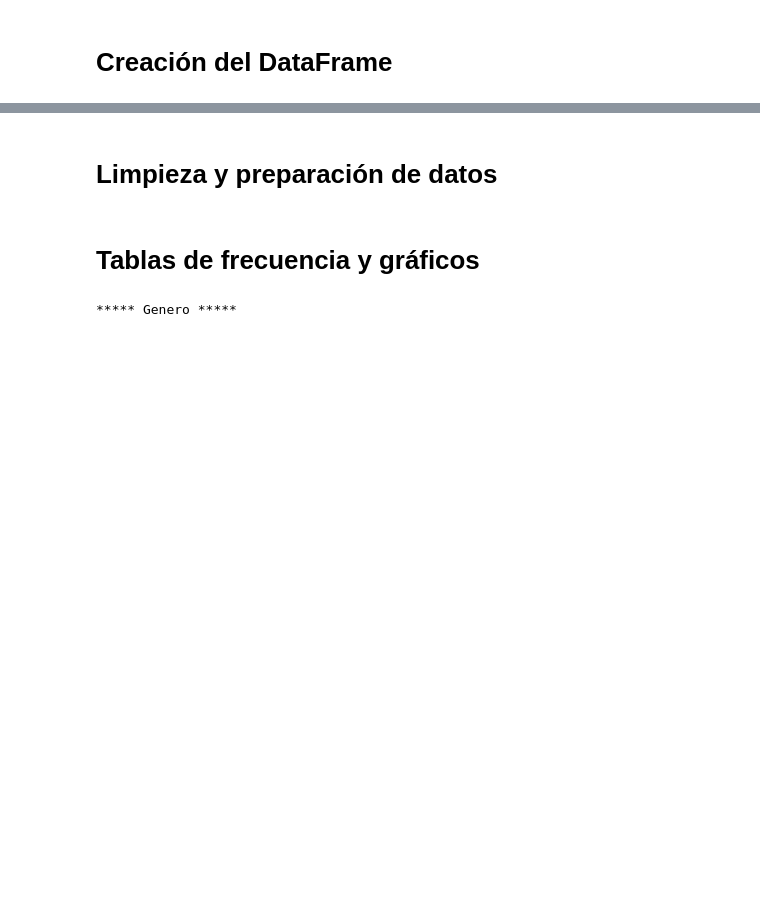
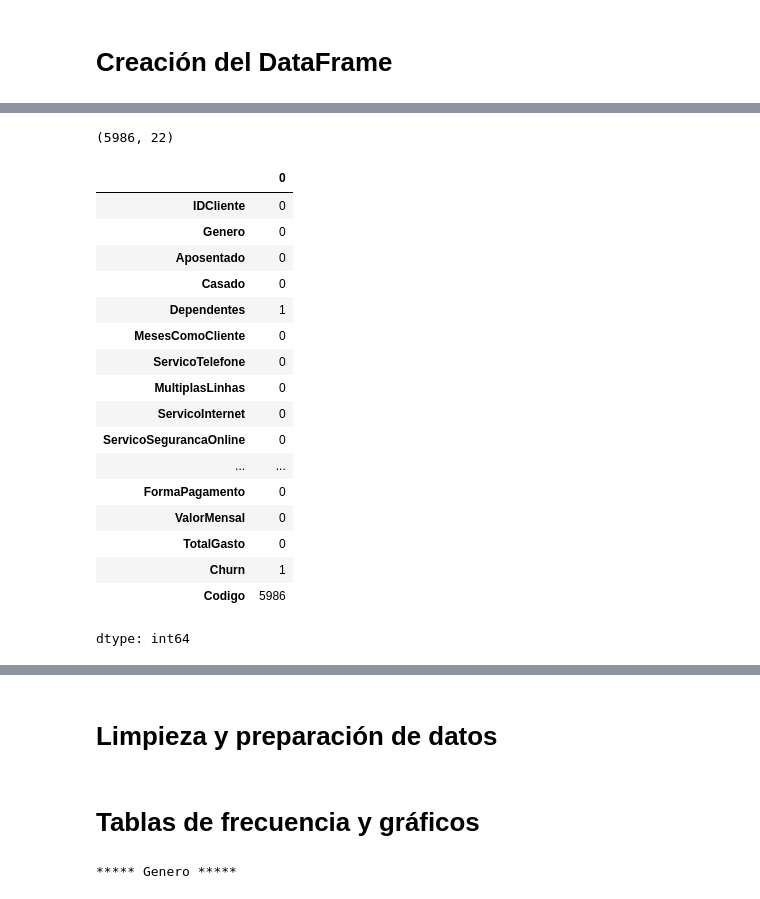
Before and after one commit to renegarcialuces/Analisis-de-Datos-Portafolio, a Jupyter notebook: ED01.ipynb, the cells around one changed output, grey strips where cells are left out. Saved outputs shown, nothing was run; the diff lists cells and outputs as text; code cells hidden in the pictures; blank space fills up the shorter version.

```diff
--- a/ED01.ipynb
+++ b/ED01.ipynb
@@ -34,0 +39,27 @@ df = pd.read_csv(filename, index_col=0) #[index_col= 0] Elimina la columna (Unna
+# %%
+# De qué tamaños es el set de datos?
+df.shape
+# %% [output]
+(5986, 22)
+# %%
+# Tiene valores nulos o ausentes?
+df.isna().sum()
+# %% [output]
+|  | 0 |
+| IDCliente | 0 |
+| Genero | 0 |
+| Aposentado | 0 |
+| Casado | 0 |
+| Dependentes | 1 |
+| MesesComoCliente | 0 |
+| ServicoTelefone | 0 |
+| MultiplasLinhas | 0 |
+| ServicoInternet | 0 |
+| ServicoSegurancaOnline | 0 |
+| ... | ... |
+| FormaPagamento | 0 |
+| ValorMensal | 0 |
+| TotalGasto | 0 |
+| Churn | 1 |
+| Codigo | 5986 |
+dtype: int64
```
Also changed, not shown: parts of 11 cells of this notebook.
